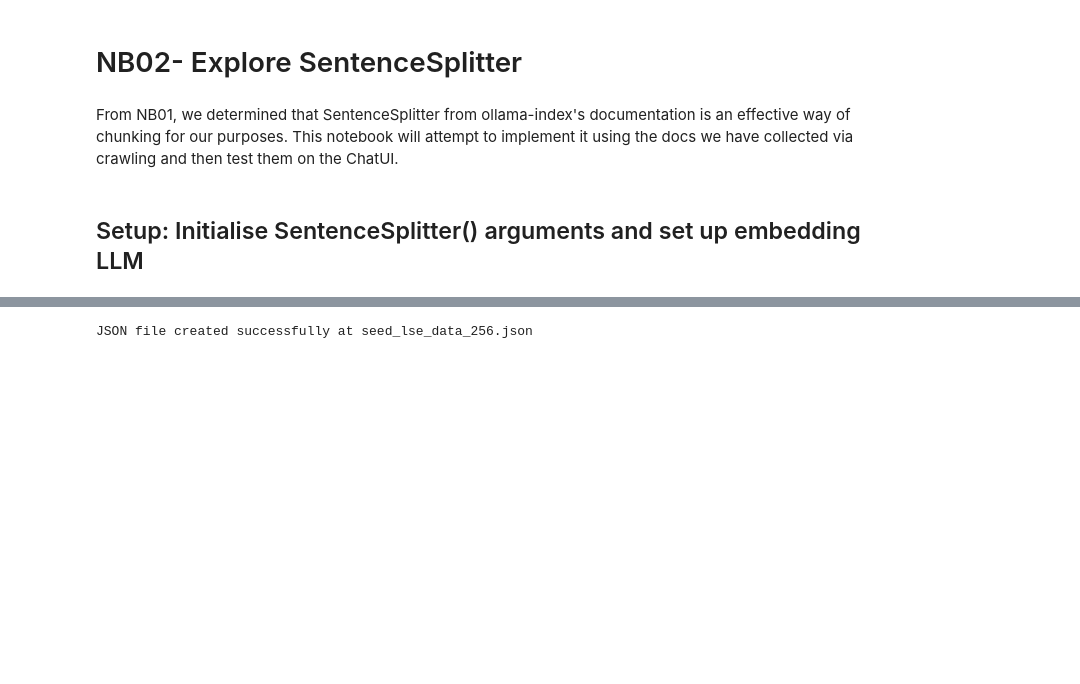
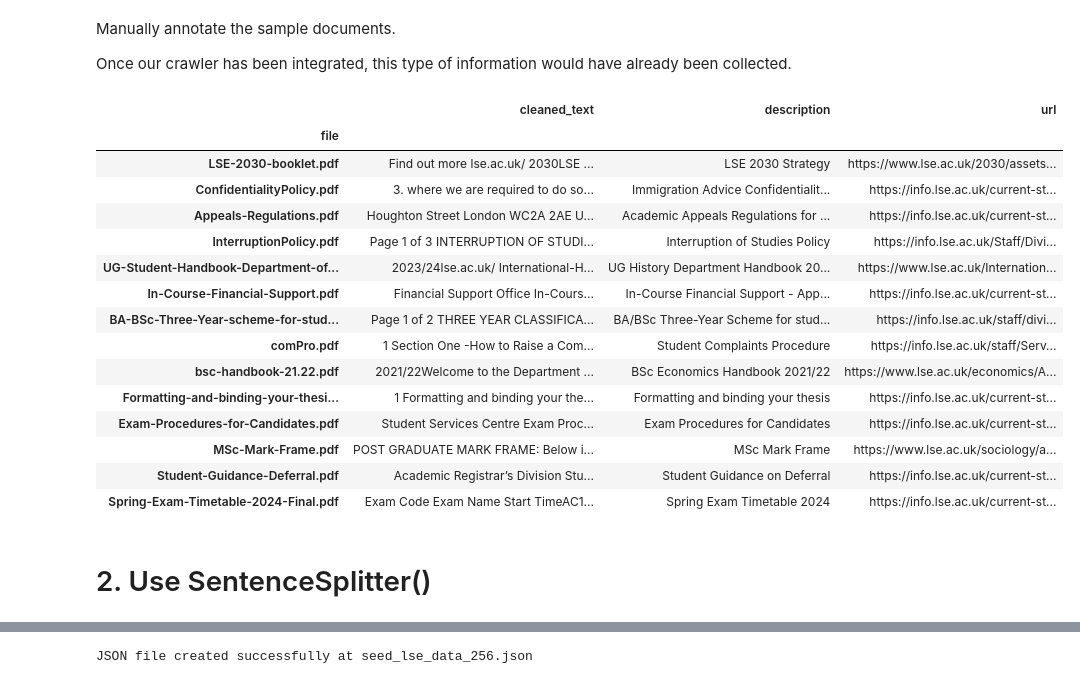
Before and after one commit to LSE-DSI/chat-lse, a Jupyter notebook: notebooks/experiments/NB04 - Explore SentenceSplitter.ipynb, the cells around one changed output, grey strips where cells are left out. Saved outputs shown, nothing was run; the diff lists cells and outputs as text; code cells hidden in the pictures; blank space fills up the shorter version.

Commit message:
♻️  Annotate sample documents in a more robust way

```diff
--- a/notebooks/experiments/NB04 - Explore SentenceSplitter.ipynb
+++ b/notebooks/experiments/NB04 - Explore SentenceSplitter.ipynb
@@ -0,0 +80,3 @@
+# %%
+path_all_pdfs = [file for file in os.listdir(DOCS_FOLDER)]
+path_all_pdfs
@@ -0,0 +119,6 @@
+# %%
+# Convert to DataFrame
+df_docs = pd.Series(cleaned_docs).to_frame("cleaned_text")
+df_docs.index.name = "file"
+
+df_docs
@@ -1,6 +142,57 @@
+# %% [markdown]
+Manually annotate the sample documents.
+
+Once our crawler has been integrated, this type of information would have already been collected.
+# %%
+# Add a description
+df_docs.loc["ConfidentialityPolicy.pdf", "description"] = "Immigration Advice Confidentiality Policy"
+df_docs.loc["Formatting-and-binding-your-thesis-2021-22.pdf", "description"] = "Formatting and binding your thesis"
+df_docs.loc["LSE-2030-booklet.pdf", "description"] = "LSE 2030 Strategy"
+df_docs.loc["MSc-Mark-Frame.pdf", "description"] = "MSc Mark Frame"
+df_docs.loc["bsc-handbook-21.22.pdf", "description"] = "BSc Economics Handbook 2021/22"
+df_docs.loc["UG-Student-Handbook-Department-of-International-History-2023-24 (1).pdf", "description"] = "UG History Department Handbook 2023/24"
+df_docs.loc["Exam-Procedures-for-Candidates.pdf", "description"] = "Exam Procedures for Candidates"
+df_docs.loc["Spring-Exam-Timetable-2024-Final.pdf", "description"] = "Spring Exam Timetable 2024"
+df_docs.loc["InterruptionPolicy.pdf", "description"] = "Interruption of Studies Policy"
+df_docs.loc["Appeals-Regulations.pdf", "description"] = "Academic Appeals Regulations for Taught Programmes"
+df_docs.loc["In-Course-Financial-Support.pdf", "description"] = "In-Course Financial Support - Application form and guidance notes"
+df_docs.loc["BA-BSc-Three-Year-scheme-for-students-from-2018.19.pdf", "description"] = "BA/BSc Three-Year Scheme for students from 2018/19"
+df_docs.loc["comPro.pdf", "description"] = "Student Complaints Procedure"
+df_docs.loc["Student-Guidance-Deferral.pdf", "description"] = "Student Guidance on Deferral"
+
+# Add URL of the document
+df_docs.loc["ConfidentialityPolicy.pdf", "url"] = "https://info.lse.ac.uk/current-students/immigration-advice/assets/documents/Info-Sheets/ConfidentialityPolicy.pdf"
+df_docs.loc["Formatting-and-binding-your-thesis-2021-22.pdf", "url"] = "https://info.lse.ac.uk/current-students/phd-academy/assets/documents/Formatting-and-binding-your-thesis-2021-22.pdf"
+df_docs.loc["LSE-2030-booklet.pdf", "url"] = "https://www.lse.ac.uk/2030/assets/pdf/LSE-2030-booklet.pdf"
+df_docs.loc["MSc-Mark-Frame.pdf", "url"] = "https://www.lse.ac.uk/sociology/assets/documents/study/Assessment-and-Feedback/MSc-Mark-Frame.pdf"
+df_docs.loc["bsc-handbook-21.22.pdf", "url"] = "https://www.lse.ac.uk/economics/Assets/Documents/undergraduate-study/bsc-handbook-21.22.pdf"
+df_docs.loc["UG-Student-Handbook-Department-of-International-History-2023-24 (1).pdf", "url"] = "https://www.lse.ac.uk/International-History/Assets/Documents/student-handbooks/2023-24/UG-Student-Handbook-Department-of-International-History-2023-24.pdf"
+df_docs.loc["Exam-Procedures-for-Candidates.pdf", "url"] = "https://info.lse.ac.uk/current-students/services/assets/documents/Exam-Procedures-for-Candidates.pdf"
+df_docs.loc["Spring-Exam-Timetable-2024-Final.pdf", "url"] = "https://info.lse.ac.uk/current-students/services/assets/documents/Spring-Exam-Timetable-2024-Final.pdf"
+df_docs.loc["InterruptionPolicy.pdf", "url"] = "https://info.lse.ac.uk/Staff/Divisions/Academic-Registrars-Division/Teaching-Quality-Assurance-and-Review-Office/Assets/Documents/Calendar/InterruptionPolicy.pdf"
+df_docs.loc["Appeals-Regulations.pdf", "url"] = "https://info.lse.ac.uk/current-students/services/assets/documents/Appeals-Regulations-August-2018.pdf"
+df_docs.loc["In-Course-Financial-Support.pdf", "url"] = "https://info.lse.ac.uk/current-students/financial-support/assets/documents/In-Course-Financial-Support.pdf"
+df_docs.loc["BA-BSc-Three-Year-scheme-for-students-from-2018.19.pdf", "url"] = "https://info.lse.ac.uk/staff/divisions/academic-registrars-division/Teaching-Quality-Assurance-and-Review-Office/Assets/Documents/Calendar/BA-BSc-Three-Year-scheme-for-students-from-2018.19.pdf"
+df_docs.loc["comPro.pdf", "url"] = "https://info.lse.ac.uk/staff/Services/Policies-and-procedures/Assets/Documents/comPro.pdf?from_serp=1"
+df_docs.loc["Student-Guidance-Deferral.pdf", "url"] = "https://info.lse.ac.uk/current-students/services/assets/documents/Student-Guidance-Deferral.pdf"
+# %%
+df_docs
+# %% [output]
+|  | cleaned_text | description | url |
+| file |  |  |  |
+| LSE-2030-booklet.pdf | Find out more lse.ac.uk/ 2030LSE ... | LSE 2030 Strategy | https://www.lse.ac.uk/2030/assets... |
+| ConfidentialityPolicy.pdf | 3. where we are required to do so... | Immigration Advice Confidentialit... | https://info.lse.ac.uk/current-st... |
+| Appeals-Regulations.pdf | Houghton Street London WC2A 2AE U... | Academic Appeals Regulations for ... | https://info.lse.ac.uk/current-st... |
+| InterruptionPolicy.pdf | Page 1 of 3 INTERRUPTION OF STUDI... | Interruption of Studies Policy | https://info.lse.ac.uk/Staff/Divi... |
+| UG-Student-Handbook-Department-of... | 2023/24lse.ac.uk/ International-H... | UG History Department Handbook 20... | https://www.lse.ac.uk/Internation... |
+| In-Course-Financial-Support.pdf | Financial Support Office In-Cours... | In-Course Financial Support - App... | https://info.lse.ac.uk/current-st... |
+| BA-BSc-Three-Year-scheme-for-stud... | Page 1 of 2 THREE YEAR CLASSIFICA... | BA/BSc Three-Year Scheme for stud... | https://info.lse.ac.uk/staff/divi... |
+| comPro.pdf | 1 Section One -How to Raise a Com... | Student Complaints Procedure | https://info.lse.ac.uk/staff/Serv... |
+| bsc-handbook-21.22.pdf | 2021/22Welcome to the Department ... | BSc Economics Handbook 2021/22 | https://www.lse.ac.uk/economics/A... |
+| Formatting-and-binding-your-thesi... | 1 Formatting and binding your the... | Formatting and binding your thesis | https://info.lse.ac.uk/current-st... |
+| Exam-Procedures-for-Candidates.pdf | Student Services Centre Exam Proc... | Exam Procedures for Candidates | https://info.lse.ac.uk/current-st... |
+| MSc-Mark-Frame.pdf | POST GRADUATE MARK FRAME: Below i... | MSc Mark Frame | https://www.lse.ac.uk/sociology/a... |
+| Student-Guidance-Deferral.pdf | Academic Registrar’s Division Stu... | Student Guidance on Deferral | https://info.lse.ac.uk/current-st... |
+| Spring-Exam-Timetable-2024-Final.pdf | Exam Code Exam Name Start TimeAC1... | Spring Exam Timetable 2024 | https://info.lse.ac.uk/current-st... |
 # %% [markdown]
-# NB02- Explore SentenceSplitter
+# 2. Use SentenceSplitter()
-# %% [markdown]
-From NB01, we determined that SentenceSplitter from ollama-index's documentation is an effective way of chunking for our purposes. This notebook will attempt to implement it using the docs we have collected via crawling and then test them on the ChatUI.
-# %% [markdown]
-## Setup: Initialise SentenceSplitter() arguments and set up embedding LLM
```
Also changed, not shown: parts of 26 cells of this notebook.
